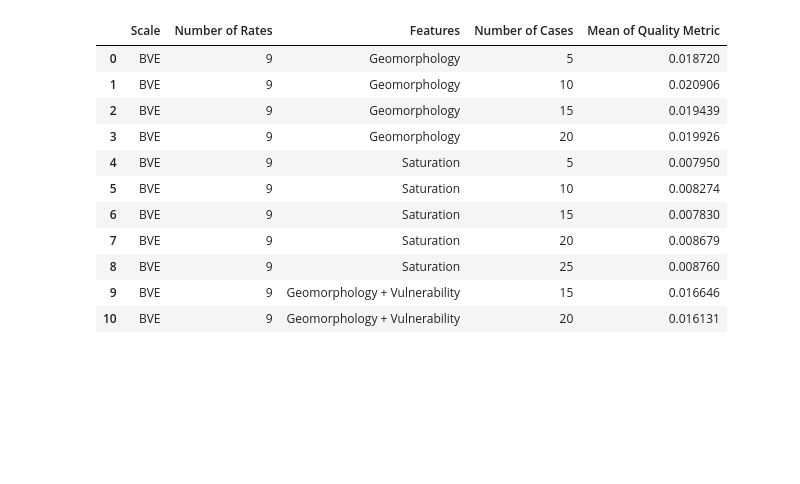
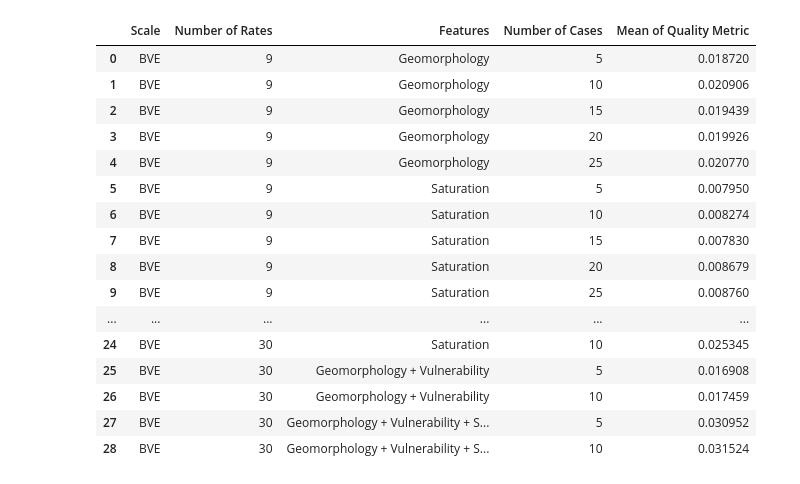
Before and after one commit to Jnsll/LoAP, a Jupyter notebook: QualityMetricResults.ipynb, the cells around one changed output. Cells and saved outputs as stored; diff of their text form; code cells hidden in the pictures; blank space fills up the shorter version.

```diff
--- a/QualityMetricResults.ipynb
+++ b/QualityMetricResults.ipynb
@@ -38,24 +38,29 @@ def create_dataframe_from_qualities_dict(qualities):
 # %%
 scales = ["BVE"]
 nb_replication = 100
 sizes = [5, 10, 15, 20, 25]
 features = ["Geomorph", "Saturation", "Geomorph_CVHV", "Geomorph_CVHV_Saturation"]
-nbs_rates = [9]
+nbs_rates = [9, 30]
 
 qualities = generate_dict_of_qualities(scales, nbs_rates, features, sizes, nb_replication=100)
 result = create_dataframe_from_qualities_dict(qualities)
 result.to_csv("Result_Data.csv", sep=";", index=False)
 result
 # %% [output]
 |  | Scale | Number of Rates | Features | Number of Cases | Mean of Quality Metric |
 | 0 | BVE | 9 | Geomorphology | 5 | 0.018720 |
 | 1 | BVE | 9 | Geomorphology | 10 | 0.020906 |
 | 2 | BVE | 9 | Geomorphology | 15 | 0.019439 |
 | 3 | BVE | 9 | Geomorphology | 20 | 0.019926 |
-| 4 | BVE | 9 | Saturation | 5 | 0.007950 |
-| 5 | BVE | 9 | Saturation | 10 | 0.008274 |
-| 6 | BVE | 9 | Saturation | 15 | 0.007830 |
-| 7 | BVE | 9 | Saturation | 20 | 0.008679 |
-| 8 | BVE | 9 | Saturation | 25 | 0.008760 |
-| 9 | BVE | 9 | Geomorphology + Vulnerability | 15 | 0.016646 |
-| 10 | BVE | 9 | Geomorphology + Vulnerability | 20 | 0.016131 |
+| 4 | BVE | 9 | Geomorphology | 25 | 0.020770 |
+| 5 | BVE | 9 | Saturation | 5 | 0.007950 |
+| 6 | BVE | 9 | Saturation | 10 | 0.008274 |
+| 7 | BVE | 9 | Saturation | 15 | 0.007830 |
+| 8 | BVE | 9 | Saturation | 20 | 0.008679 |
+| 9 | BVE | 9 | Saturation | 25 | 0.008760 |
+| ... | ... | ... | ... | ... | ... |
+| 24 | BVE | 30 | Saturation | 10 | 0.025345 |
+| 25 | BVE | 30 | Geomorphology + Vulnerability | 5 | 0.016908 |
+| 26 | BVE | 30 | Geomorphology + Vulnerability | 10 | 0.017459 |
+| 27 | BVE | 30 | Geomorphology + Vulnerability + S... | 5 | 0.030952 |
+| 28 | BVE | 30 | Geomorphology + Vulnerability + S... | 10 | 0.031524 |
```
Also changed, not shown: 7 other files.
